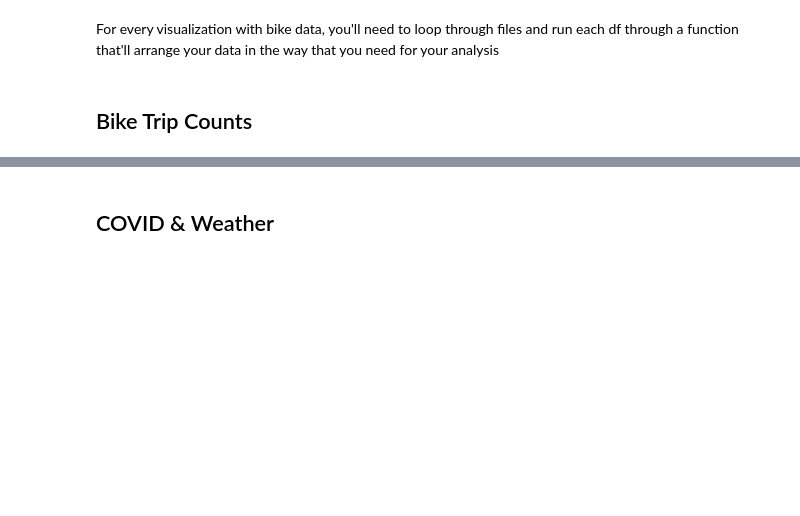
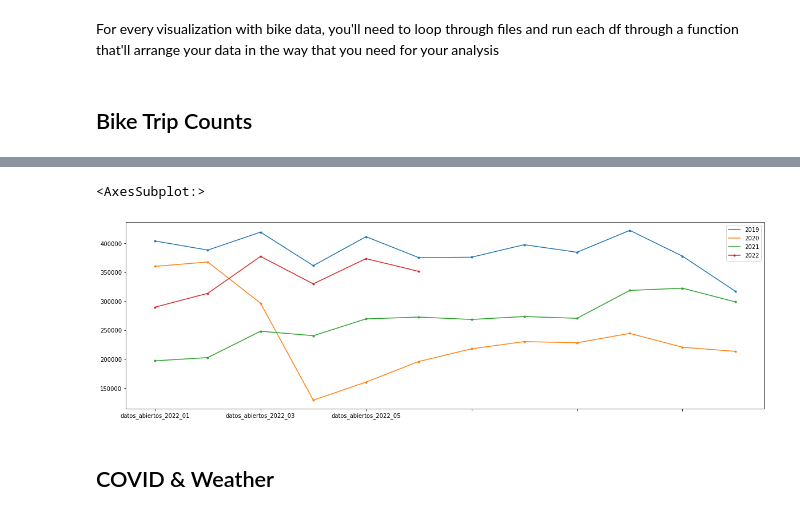
Before and after one commit to cliffordcele/MiBici, a Jupyter notebook: Code/MiBici_DataViz.ipynb, the cells around one changed output, grey strips where cells are left out. Saved outputs shown, nothing was run; the diff lists cells and outputs as text; code cells hidden in the pictures; blank space fills up the shorter version.

```diff
--- a/Code/MiBici_DataViz.ipynb
+++ b/Code/MiBici_DataViz.ipynb
@@ -81,3 +63,13 @@ output[:-1].plot(label="Monthly Bike Trips Count", legend=True, marker='.')   #
+# %%
+fig, ax = plt.subplots(figsize=(20, 6))
+
+output[49:61].plot(label="2019", legend=True, marker='.')   # BLUE LINE
+output[61:73].plot(label="2020", legend=True, marker='.')   # BLUE LINE
+output[73:85].plot(label="2021", legend=True, marker='.')   # BLUE LINE
+output[85:91].plot(label="2022", legend=True, marker='.')   # BLUE LINE
+# %% [output]
+<AxesSubplot:>
+[figure, added]
 # %% [markdown]
 ## COVID & Weather
 # %%
```
Also changed, not shown: parts of 4 cells of this notebook, 2 other files.
